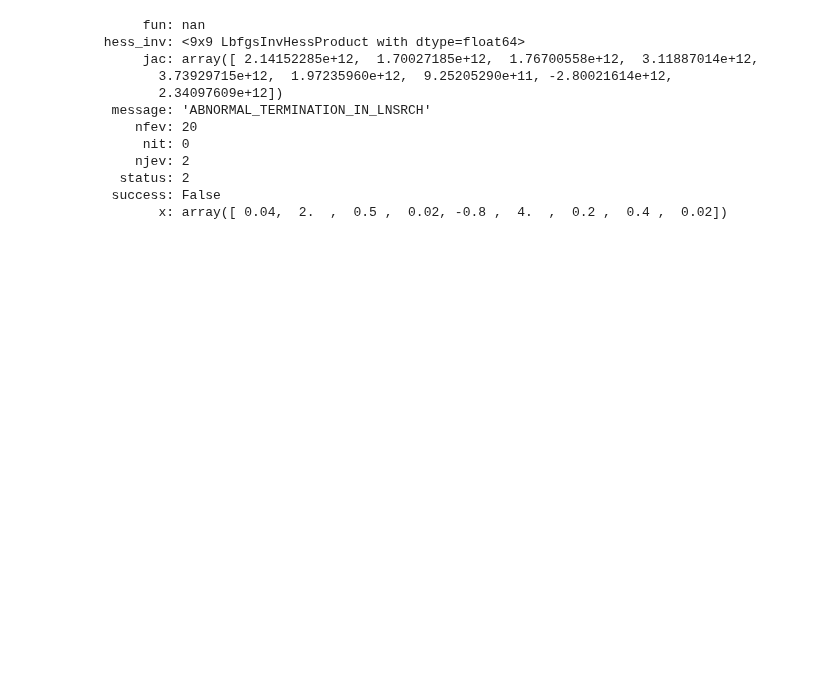
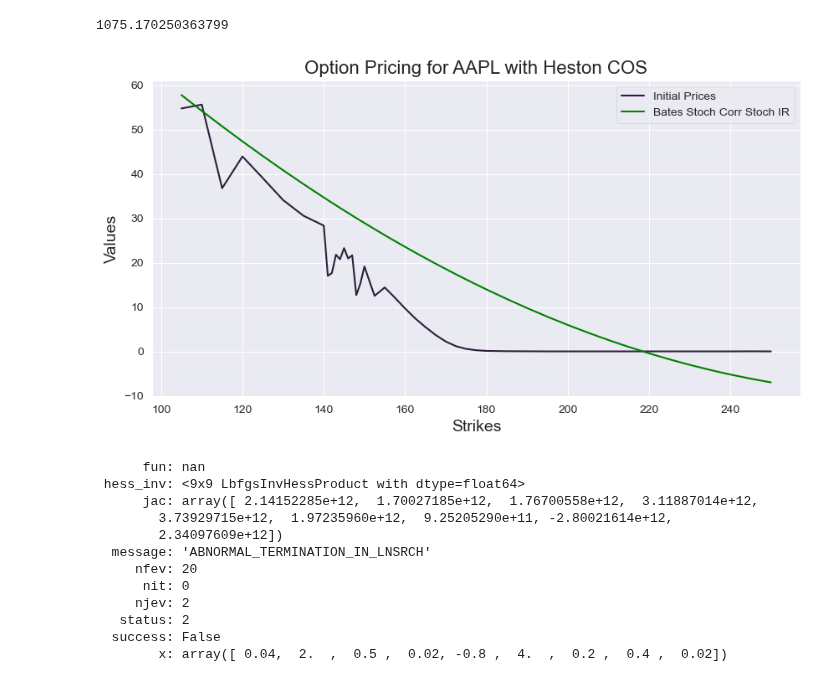
Before and after one commit to kirillzx/Generalized-Bates-model-draft, a Jupyter notebook: Calibrations/Calibration_Main.ipynb, the cells around one changed output. Saved outputs shown, nothing was run; the diff lists cells and outputs as text; code cells hidden in the pictures; blank space fills up the shorter version.

```diff
--- a/Calibrations/Calibration_Main.ipynb
+++ b/Calibrations/Calibration_Main.ipynb
@@ -85,26 +130 @@ plt.show()
-# %%
-tau = 1
-T = 1
-
-k = 1
-gamma = 0.4
-vb = 0.04
-
-kr = 1
-gammar = 0.1
-mur = 0.3
-
-krho = 1
-murho = 0.5
-sigmarho = 0.2
-rho4 = 0.5
-rho5 = 0.1
-
-xip = 1
-muJ = 0
-sigmaJ = 1
-
-v0 = 0.05
-r0 = 0.05
-rho0 = -0.8
 # %%
@@ -1128,3 +261,28 @@ KeyboardInterrupt:
+# %%
+errorFinal
+# %% [output]
+1075.170250363799
+# %%
+L = 10
+N = 100
+tau = 1
+T = 1
+
+cf = chf.ChFBates_StochIR_StochCor(tau, T, k, gamma, vb, kr, gammar, mur, krho, murho, sigmarho, rho4, rho5, xip, muJ, sigmaJ, v0, r0, rho0)
+valCOS = exm.optionPriceCOSMthd_StochIR(cf, CP, s0, T, K, N, L, P0T(T))
+# %%
+plt.subplots(figsize=(10, 5), dpi=100)
+
+plt.plot(apple_strikes, apple_market_price, label='Initial Prices')
+plt.plot(apple_strikes, valCOS, color='green', label='Bates Stoch Corr Stoch IR')
+
+plt.title('Option Pricing for AAPL with Heston COS', fontsize=16)
+plt.xlabel('Strikes', fontsize=14)
+plt.ylabel('Values', fontsize=14)
+plt.legend()
+plt.show()
+# %% [output]
+[figure, added]
 # %%
 # v0, kappa, gamma, vbar, rho0, kp, mup, sigmap, rho2
 
```
Also changed, not shown: parts of 23 cells of this notebook.
